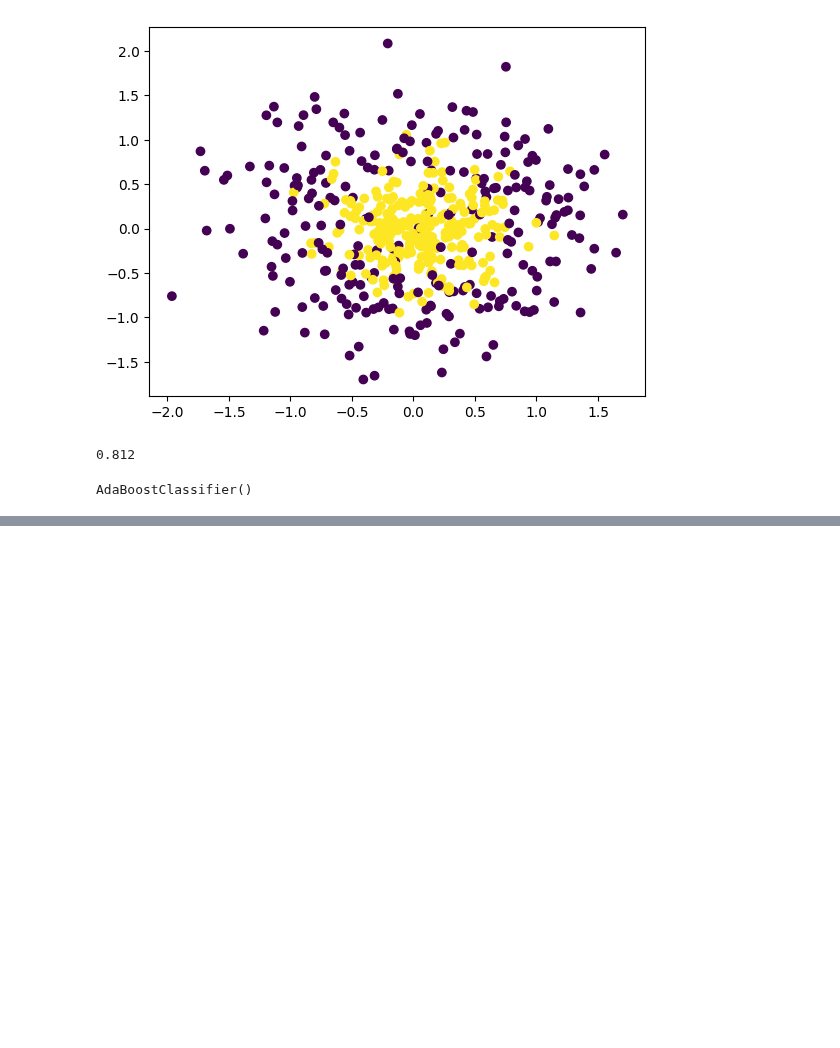
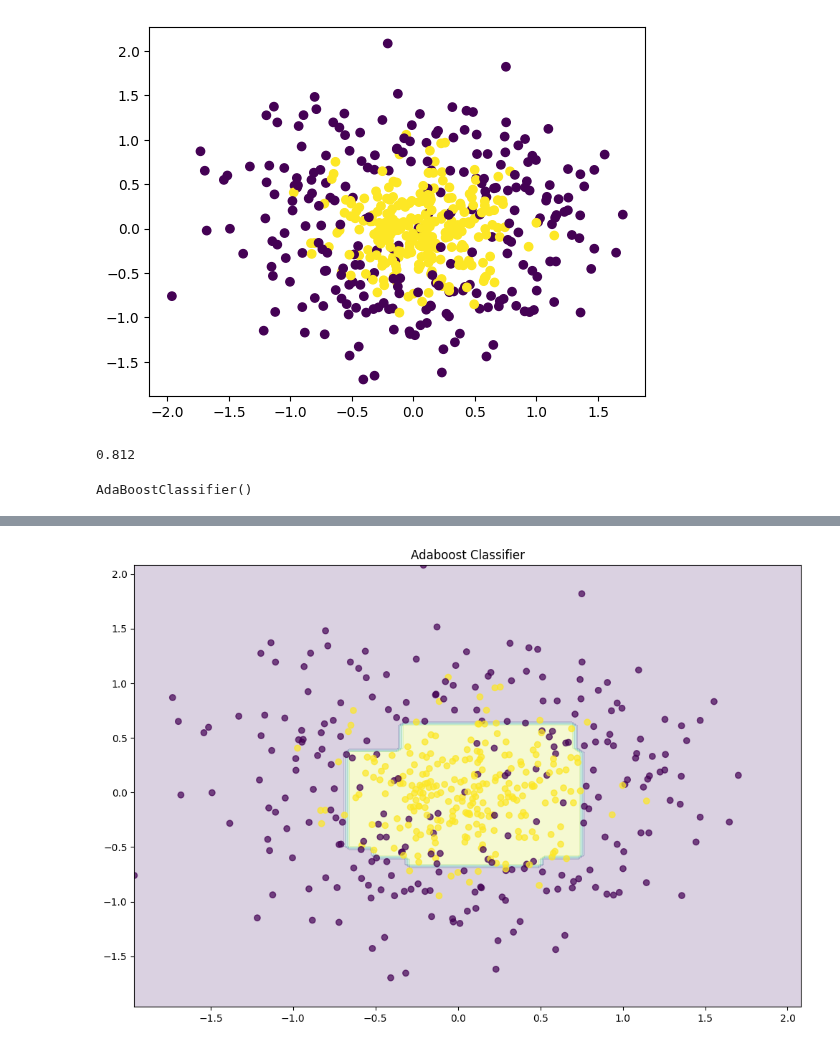
Before and after one commit to rocket0l4/ML-files, a Jupyter notebook: ada_hyperparameter.ipynb, the cells around one changed output, grey strips where cells are left out. Drawn from its saved outputs; the diff is of its cells as text; code cells hidden in the pictures; blank space fills up the shorter version.

```diff
--- a/ada_hyperparameter.ipynb
+++ b/ada_hyperparameter.ipynb
@@ -29,0 +45,6 @@ AdaBoostClassifier()
+# %%
+ada = AdaBoostClassifier(n_estimators=1500,learning_rate = 0.1)
+ada.fit(X,y)
+plot_decision_boundary(ada)
+# %% [output]
+[figure, added]
```
Also changed, not shown: parts of 2 cells of this notebook.
